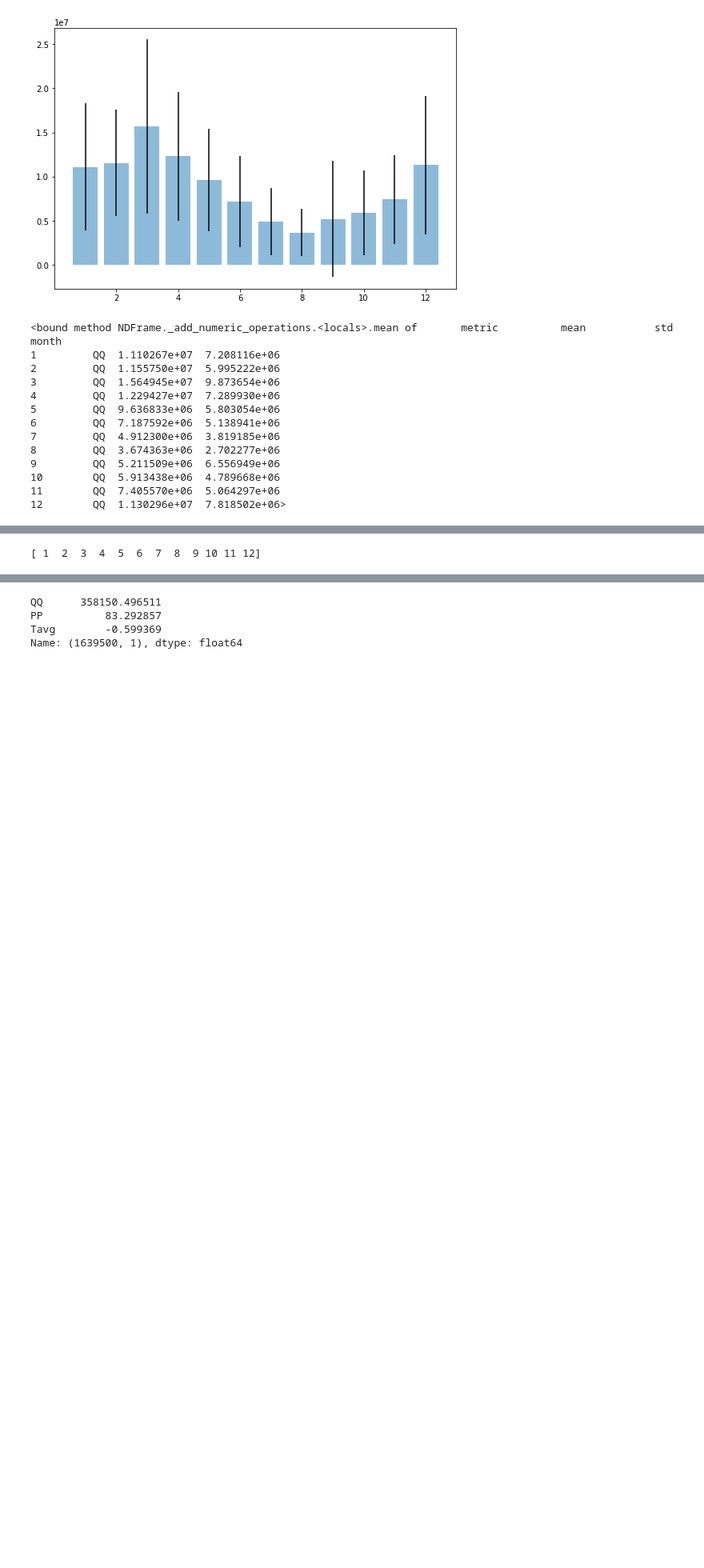
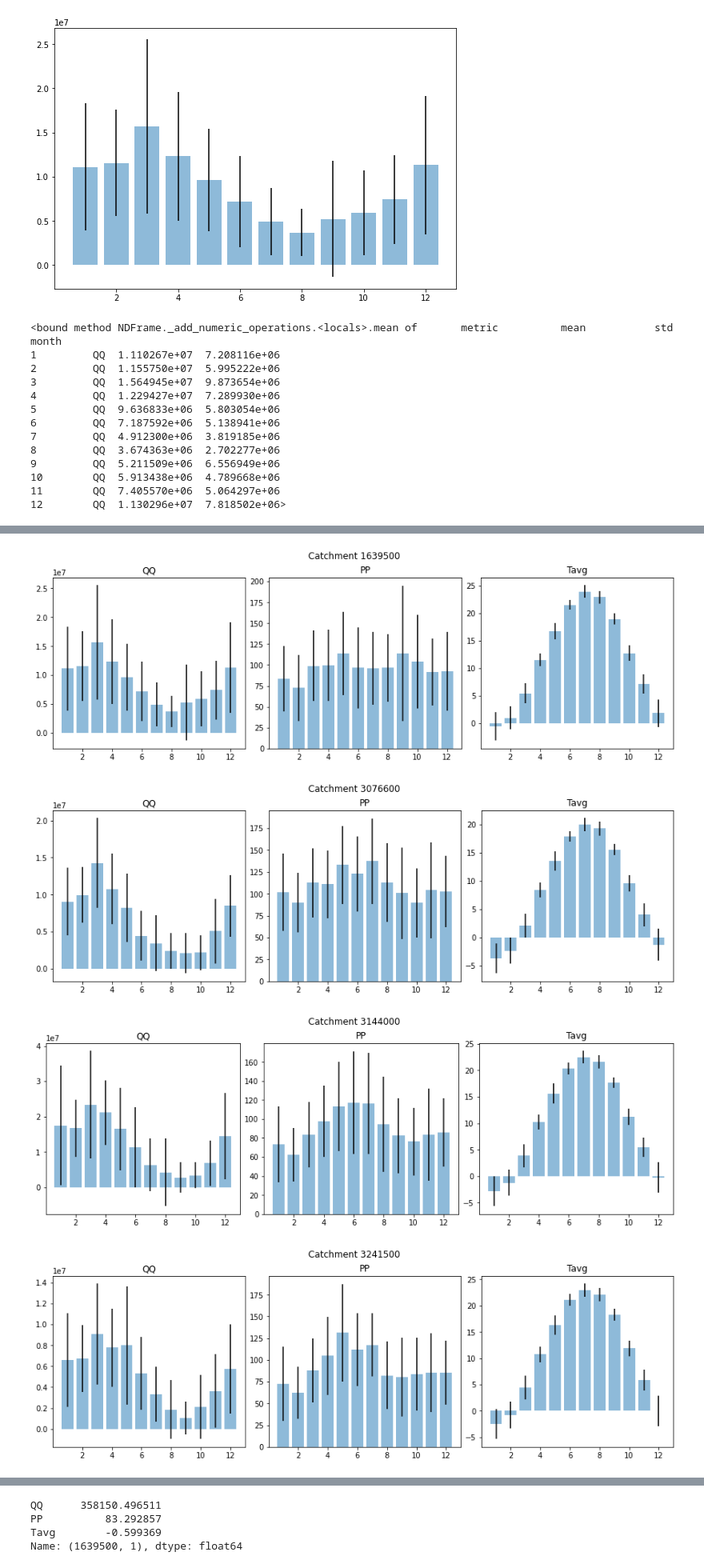
Before and after one commit to GW-modelling-Spring2022/homework-david-edu-morales, a Jupyter notebook: Surface/Surface Water Project/data_manipulation_daymet.ipynb, the cells around one changed output, grey strips where cells are left out. Shown at 80% size. Saved outputs shown, nothing was run; the diff lists cells and outputs as text; code cells hidden in the pictures; blank space fills up the shorter version.

Commit message:
For loop graph code
Found many months where the standard deviation brings the distribution into negative values for QQ and PP (e.g., 3340800/Sep-Nov/QQ)

```diff
--- a/Surface/Surface Water Project/data_manipulation_daymet.ipynb
+++ b/Surface/Surface Water Project/data_manipulation_daymet.ipynb
@@ -350,11 +346,30 @@ df_m_metrics[(df_m_metrics[('metric')]=='QQ')].loc[(1639500)]
 # %%
 catchmentList = df_m_metrics.index.get_level_values(level=0).unique().tolist()
 Ncatchments = len(catchmentList)
 catchementIndex = np.arange(0, Ncatchments, 1)
 
 monthList = np.arange(1,13,1)
 varList = ['QQ','PP','Tavg']
+Nvars = len(varList)
+varIndex = np.arange(0, Nvars, 1)
 
-for k in catchmentIndex:
+for code in catchmentList:
+    fig, axes = plt.subplots(1,3,
+                             constrained_layout=True,
+                             figsize=(12, 4)
+                            )
+    fig.suptitle('Catchment {}'.format(str(code)))
+    for v in varIndex:
+        var = varList[v]
+
+        x = df_m_metrics[(df_m_metrics[('metric')]==var)].loc[(code)].index
+        y = df_m_metrics[(df_m_metrics[('metric')]==var)].loc[(code)]['mean']
+        err = df_m_metrics[(df_m_metrics[('metric')]==var)].loc[(code)]['std']
+
+        axes[v].bar(x, y, yerr=err, align='center', alpha=0.5, ecolor='black')
+        axes[v].set_title(var)
 # %% [output]
-[ 1  2  3  4  5  6  7  8  9 10 11 12]
+[figure, added]
+[figure, added]
+[figure, added]
+[figure, added]
```
Also changed, not shown: parts of 3 cells of this notebook.
